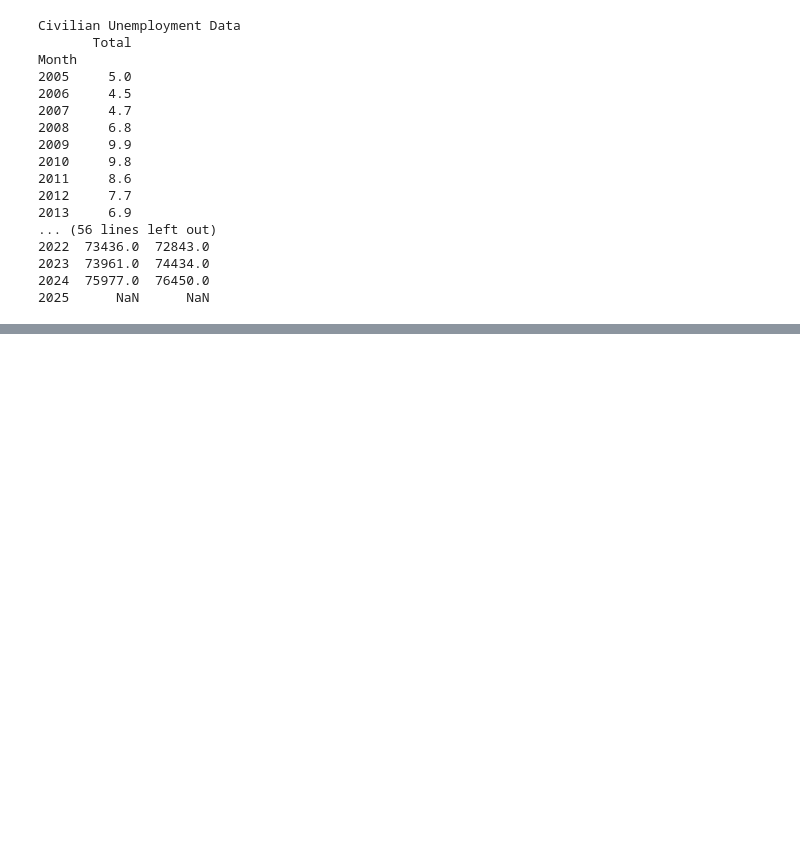
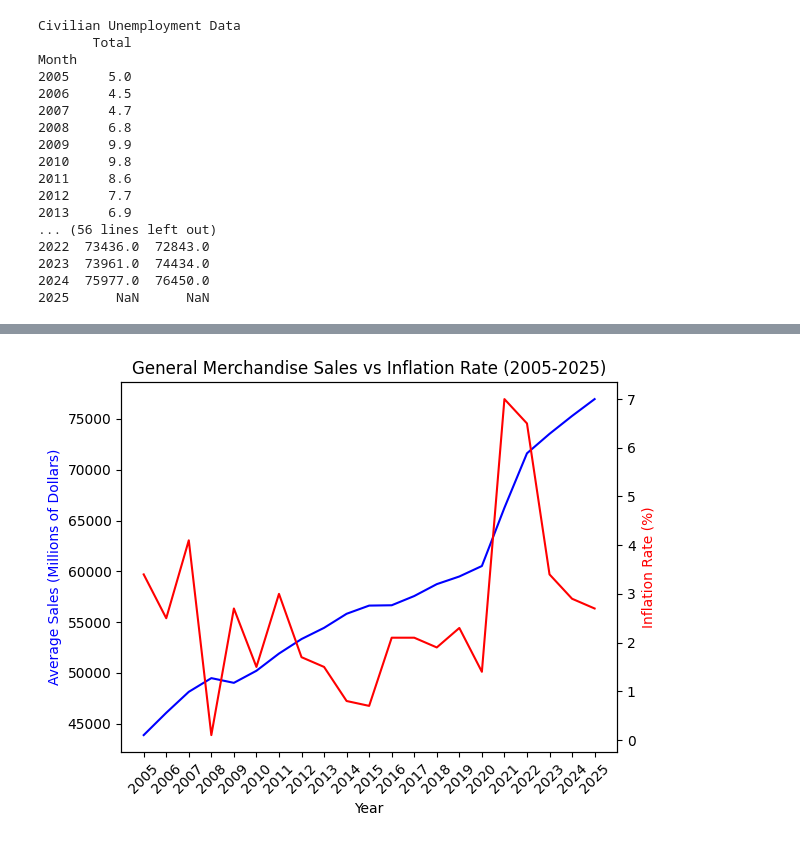
Before and after one commit to AjwadIbnSwalehin/retail-macro-forecasting, a Jupyter notebook: scripts/general_merchandise.ipynb, the cells around one changed output, grey strips where cells are left out. Cells and saved outputs as stored; diff of their text form; code cells hidden in the pictures; blank space fills up the shorter version.

Commit message:
Added inflation data

```diff
--- a/scripts/general_merchandise.ipynb
+++ b/scripts/general_merchandise.ipynb
@@ -117,0 +119,24 @@ plt.show()
+# %%
+# Inflation rate data from 2005=2025
+inflation_df = pd.read_csv('c:/Users/Ajwad/OneDrive/Documents/repos/retail-macro-forecasting/data/inflation_rate.csv', index_col = 0)
+
+fig, ax1 = plt.subplots()
+
+# Sales (left axis)
+ax1.plot(df.index, yearly_averages, label="Average Sales", color="blue")
+ax1.set_xlabel("Year")
+ax1.set_ylabel("Average Sales (Millions of Dollars)", color="blue")
+ax1.set_xticks(np.arange(2005, 2026, step=1))
+plt.xticks(rotation=45)
+
+# Unemployment (right axis)
+ax2 = ax1.twinx()
+ax2.plot(inflation_df.index, inflation_df['Inflation Rate'], label="Inflation Rate", color="red")
+ax2.set_ylabel("Inflation Rate (%)", color="red")
+
+# Title
+plt.title("General Merchandise Sales vs Inflation Rate (2005-2025)")
+
+plt.show()
+# %% [output]
+[figure, added]
```
Also changed, not shown: parts of 2 cells of this notebook, 1 other file.
